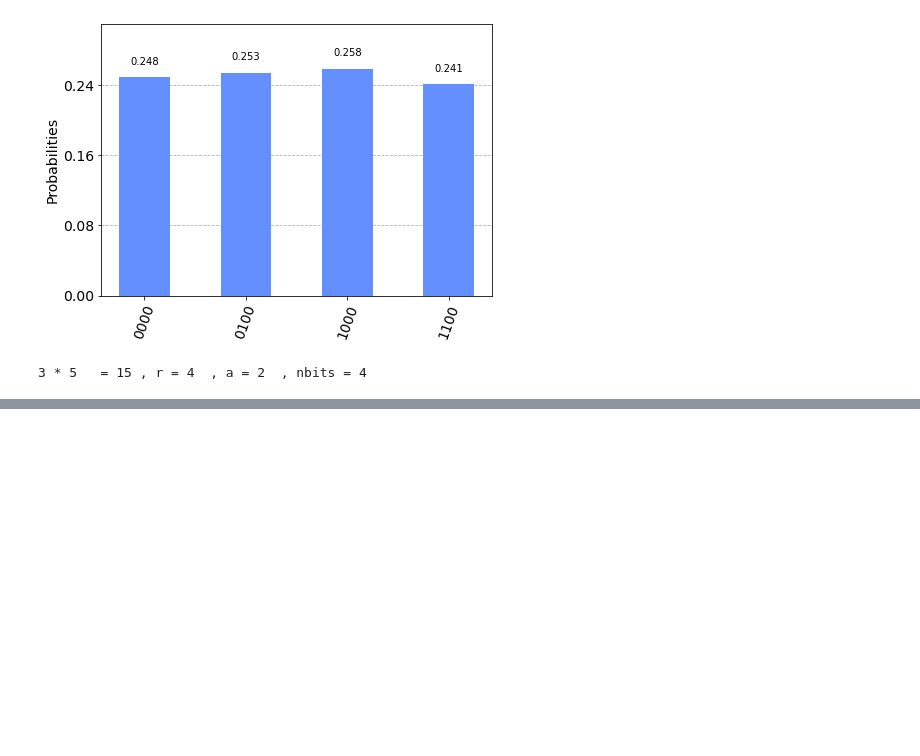
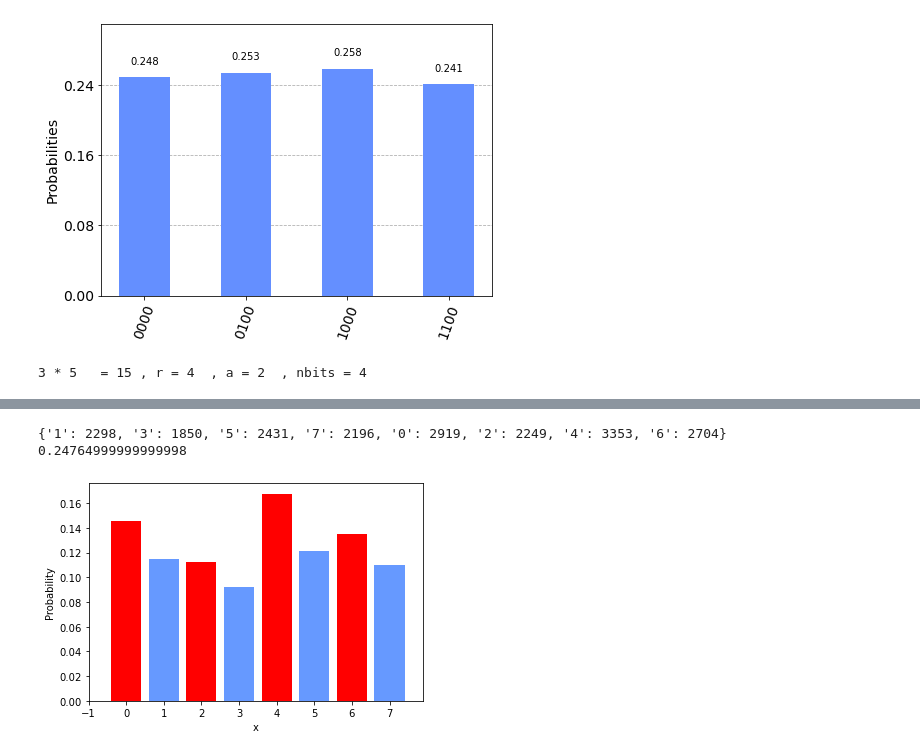
Before and after one commit to vabarbosa/vb_Quantum-Computing-Circuits, a Jupyter notebook: Shor's Algorithm with Qiskit.ipynb, the cells around one changed output, grey strips where cells are left out. Cells and saved outputs as stored; diff of their text form; code cells hidden in the pictures; blank space fills up the shorter version.

```diff
--- a/Shor's Algorithm with Qiskit.ipynb
+++ b/Shor's Algorithm with Qiskit.ipynb
@@ -435,0 +462,25 @@ qc.draw(fold=-1,output="latex")
+# %%
+newd = {"0x0": 2919, "0x1": 2298, "0x2": 2249, "0x3": 1850, "0x4": 3353, "0x5": 2431, "0x6": 2704, "0x7": 2196}
+nbits = 3
+oldkeys = list(newd.keys())
+xblue = [1,3,5,7]
+xred = [0,2,4,6]
+for key in xblue+xred:
+    newd[str(key)] = 0
+for key in oldkeys:
+    newd[str(key[2:])] = newd[key]
+    del newd[key]
+print(newd)
+
+yred = [newd[str(xi)]/20000 for xi in xred]
+yblue = [newd[str(xi)]/20000 for xi in xblue]
+plt.xlim(-1,7.9)
+plt.bar(xred,yred,color=(1,0,0))
+plt.bar(xblue,yblue,color=(0.4,0.6,1))
+plt.ylabel("Probability")
+plt.xlabel("x")
+print(yred[1]+yred[3])
+# %% [output]
+{'1': 2298, '3': 1850, '5': 2431, '7': 2196, '0': 2919, '2': 2249, '4': 3353, '6': 2704}
+0.24764999999999998
+[figure, added]
```
Also changed, not shown: parts of 4 cells of this notebook, 1 other file.
